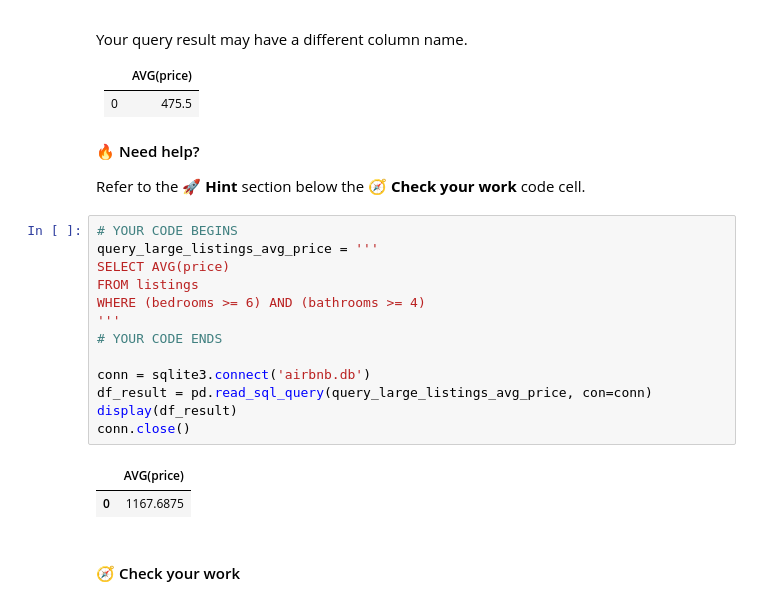
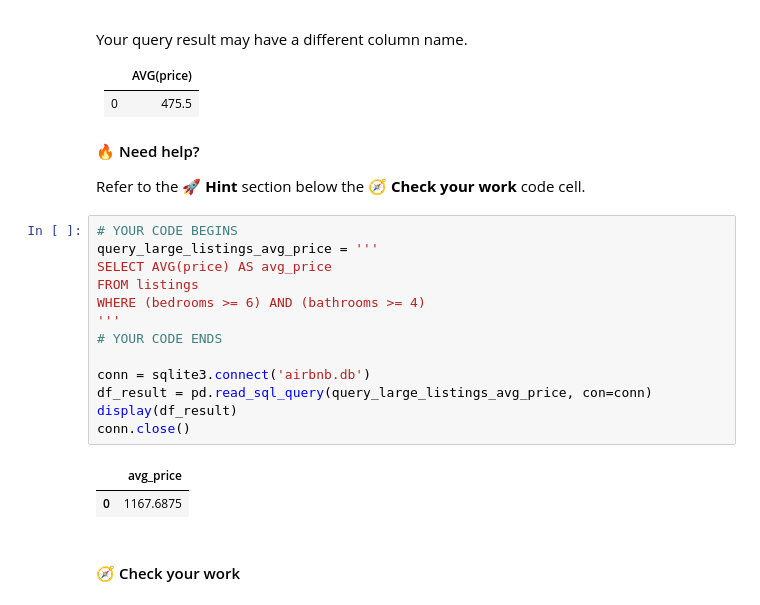
Before and after one commit to bdi475/notebooks, a Jupyter notebook: case-study-03-airbnb-listings-sql-SOLUTION.ipynb, the cells around one changed output. Saved outputs shown, nothing was run; the diff lists cells and outputs as text.

```diff
--- a/case-study-03-airbnb-listings-sql-SOLUTION.ipynb
+++ b/case-study-03-airbnb-listings-sql-SOLUTION.ipynb
@@ -587,18 +587,18 @@ Refer to the 🚀 **Hint** section below the 🧭 **Check your work** code cell.
 # %%
 # YOUR CODE BEGINS
 query_large_listings_avg_price = '''
-SELECT AVG(price)
+SELECT AVG(price) AS avg_price
 FROM listings
 WHERE (bedrooms >= 6) AND (bathrooms >= 4)
 '''
 # YOUR CODE ENDS
 
 conn = sqlite3.connect('airbnb.db')
 df_result = pd.read_sql_query(query_large_listings_avg_price, con=conn)
 display(df_result)
 conn.close()
 # %% [output]
-|  | AVG(price) |
+|  | avg_price |
 | 0 | 1167.6875 |
 # %% [markdown]
 #### 🧭 Check your work
```
Also changed, not shown: parts of 7 cells of this notebook.
